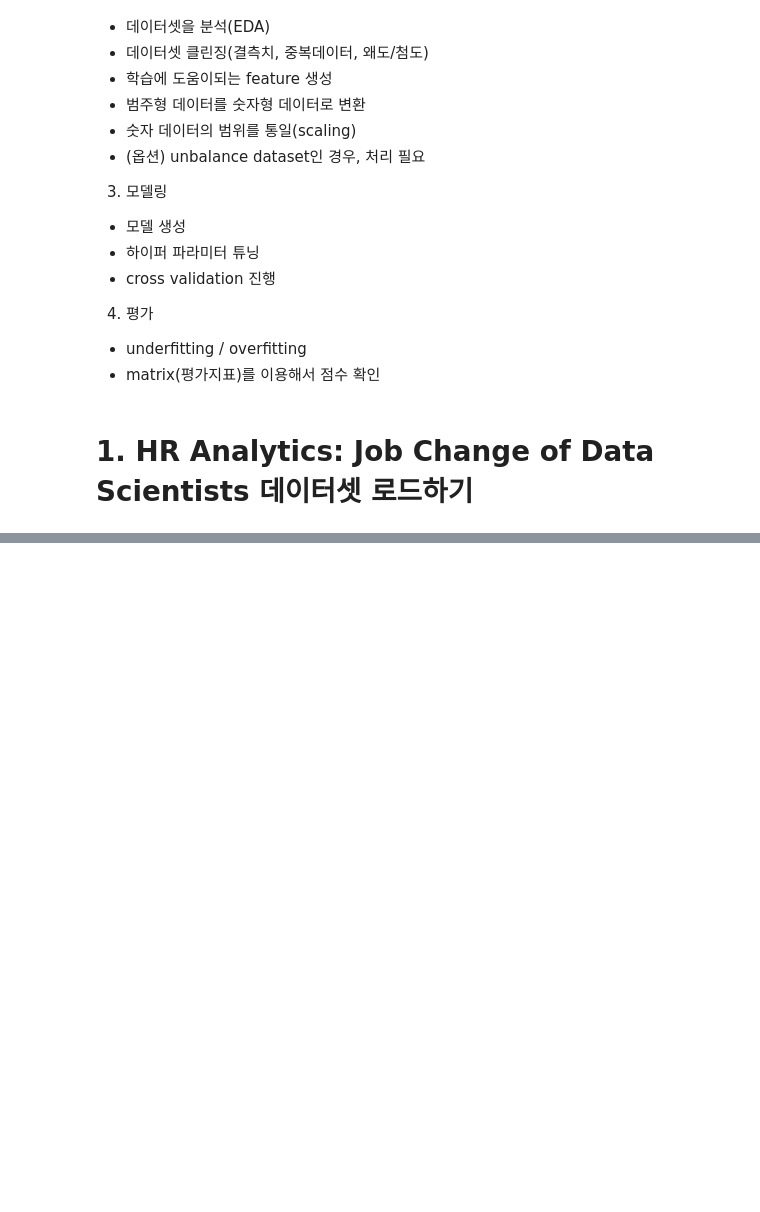
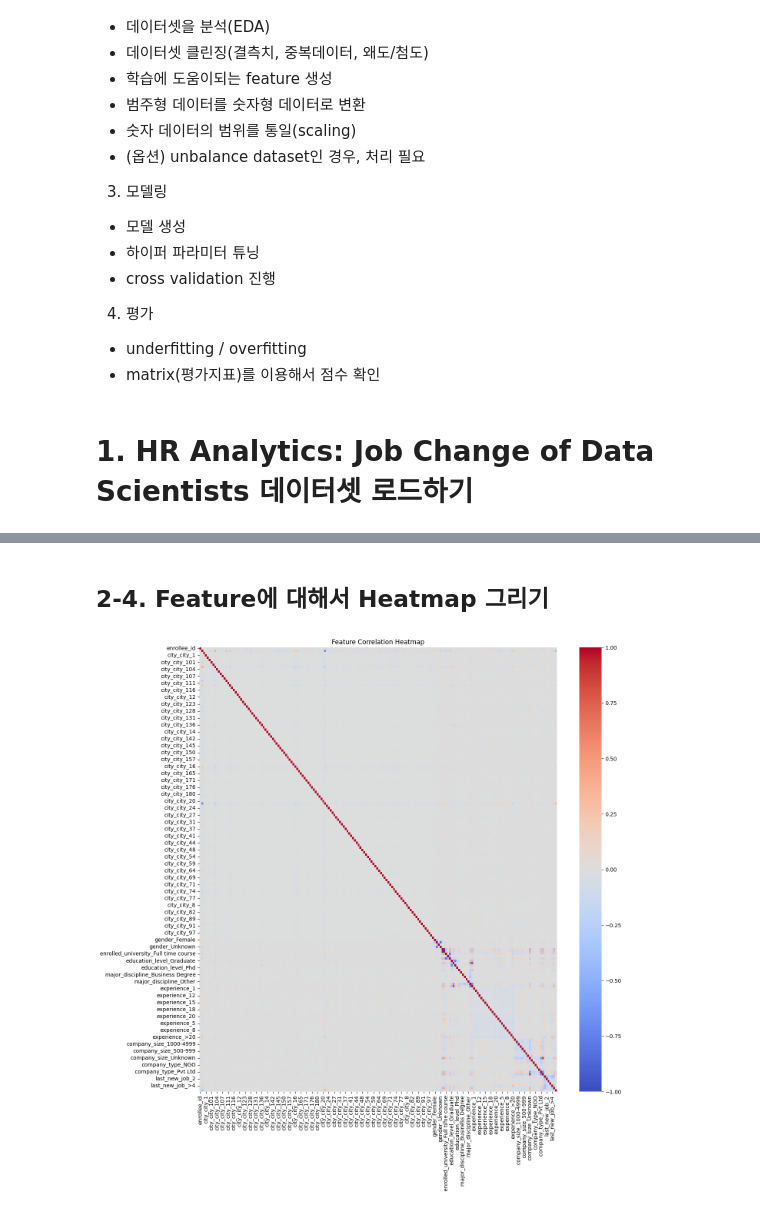
Before and after one commit to SKNETWORKS-FAMILY-AICAMP/SKN18-2nd-3Team, a Jupyter notebook: minwoo/HR_ML.ipynb, the cells around one changed output, grey strips where cells are left out. Saved outputs shown, nothing was run; the diff lists cells and outputs as text; code cells hidden in the pictures; blank space fills up the shorter version.

Commit message:
feature와 target에 대한 상관계수 분석 및 heatmap 작성

```diff
--- a/minwoo/HR_ML.ipynb
+++ b/minwoo/HR_ML.ipynb
@@ -36,0 +135,4 @@ df_submission
+# %%
+#우선 target컬럼을 x와 y로 쪼개자
+X_train = df_train.drop("target", axis=1)
+y_train = df_train["target"]
@@ -36,0 +165,8 @@ df_submission
+# %%
+#범주형 데이터 중 Unkown으로 처리하는 컬럼들
+for col in ['gender', 'major_discipline', 'company_size', 'company_type']:
+    X_train[col] = X_train[col].fillna("Unknown")
+
+#범주형 데이터 중 최빈값으로 처리하는 컬럼들
+for col in ['education_level', 'last_new_job', 'experience']:
+    X_train[col] = X_train[col].fillna(X_train[col].mode()[0])
@@ -36,0 +192,9 @@ df_submission
+# %%
+#원핫인코딩 진행
+X_train_encoded = pd.get_dummies(X_train, drop_first=False)
+
+print("원핫인코딩 하기 전:", X_train.shape)
+print("----------------------------")
+print("원한인코딩 하고 나서:", X_train_encoded.shape)
+print("----------------------------")
+print(X_train_encoded.head())
@@ -36,0 +219,2 @@ df_submission
+# %% [markdown]
+## 2-4. Feature에 대해서 Heatmap 그리기
@@ -36,0 +224,17 @@ df_submission
+# %%
+#히트맵 그리기 전에 컬럼 합치고 정리
+df_corr = pd.concat([X_train_encoded, y_train], axis=1)
+
+corr_matrix = df_corr.corr()
+
+corr_with_target = corr_matrix[['target']].sort_values(by='target', ascending=False)
+# .sort_values -> 정렬 메서드
+# by='target' -> 타겟컬럼을 기준으로 정렬한다.
+# ascending=False -> 내림차순 정렬(큰거에서 작은거로)
+# %%
+plt.figure(figsize=(15,15))
+sns.heatmap(corr_matrix, cmap='coolwarm', annot=False, fmt=".2f")
+plt.title("Feature Correlation Heatmap")
+plt.show()
+# %% [output]
+[figure, added]
```
Also changed, not shown: parts of 22 cells of this notebook, 1 other file.
